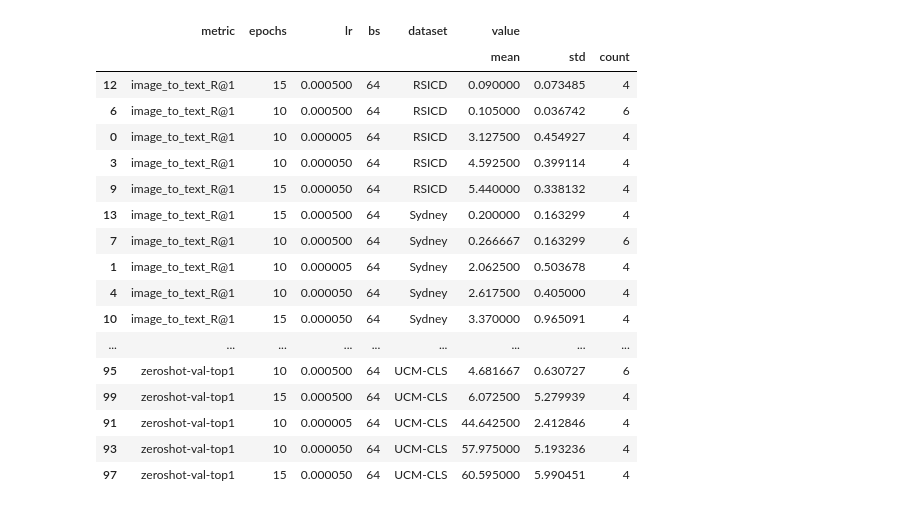
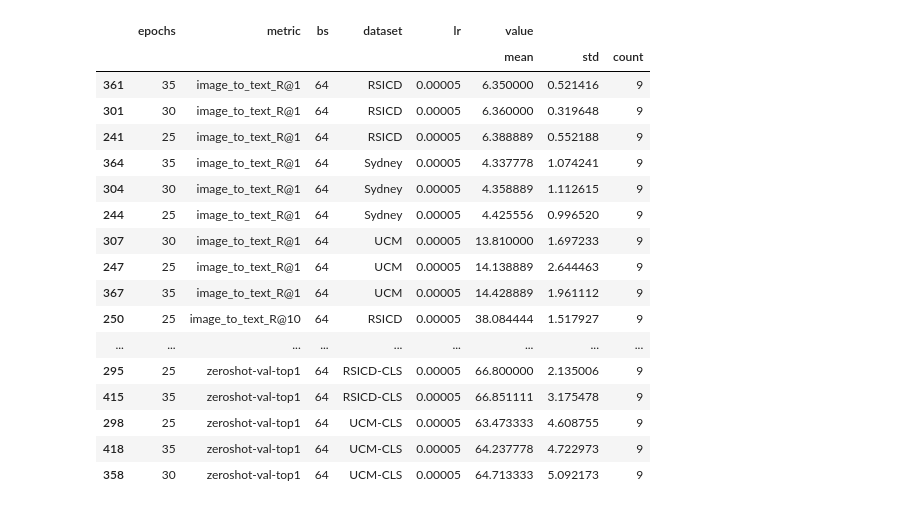
Before and after one commit to nataliehh/thesis2023-2024, a Jupyter notebook: results_analysis.ipynb, the cells around one changed output. Drawn from its saved outputs; the diff is of its cells as text; code cells hidden in the pictures.

```diff
--- a/results_analysis.ipynb
+++ b/results_analysis.ipynb
@@ -41,8 +41,8 @@ for i in range(model_names.shape[-1]):
     except:
         pass
 
-# Remove the column that specifies which data fold we used
-df = df.drop(['fold', 'AL', 'PL', 'vit', 'model', 'data', 'ALL', 'method', 'ratio', 'kw'], axis = 1)
+# Remove columns that aren't relevant
+df = df.drop(['fold', 'AL', 'PL', 'vit', 'model', 'data', 'ALL', 'ratio', 'kw'], axis = 1) #'method',
 
 cols = sorted(df.columns.tolist())
 # The ratio have the format: 'ratio_xxx' where xxx is some float.
@@ -94,26 +121,28 @@ df_grouped.to_csv('eval.csv')
 # %%
+### RESULTS WITHOUT MY IMPROVED FORMATTING
+
 df_2 = df_grouped.reset_index()
 # df_2 = df_2[(df_2['method'] == 'ours') & (df_2['ratio'] == 0.2) & (df_2['PL'] == 'ot.image')] # (df_2['metric'] == 'image_to_text_R@5') &
-df_2 = df_2[(df_2['epochs'] > 5)  & (df_2['bs'] == 64)] # &(df_2['lr']==5e-5)
+df_2 = df_2[(df_2['epochs'] > 20)  & (df_2['bs'] == 64) & (df_2['lr']==5e-5)] # &(df_2['lr']==5e-5)
 df_2 = df_2.sort_values(['metric', 'dataset', ('value', 'mean')])
 with pd.option_context('display.max_rows', None, 'display.max_columns', None):
     display(df_2)
 # %% [output]
-|  | metric | epochs | lr | bs | dataset | value |  |  |
+|  | epochs | metric | bs | dataset | lr | value |  |  |
 |  |  |  |  |  |  | mean | std | count |
-| 12 | image_to_text_R@1 | 15 | 0.000500 | 64 | RSICD | 0.090000 | 0.073485 | 4 |
-| 6 | image_to_text_R@1 | 10 | 0.000500 | 64 | RSICD | 0.105000 | 0.036742 | 6 |
-| 0 | image_to_text_R@1 | 10 | 0.000005 | 64 | RSICD | 3.127500 | 0.454927 | 4 |
-| 3 | image_to_text_R@1 | 10 | 0.000050 | 64 | RSICD | 4.592500 | 0.399114 | 4 |
-| 9 | image_to_text_R@1 | 15 | 0.000050 | 64 | RSICD | 5.440000 | 0.338132 | 4 |
-| 13 | image_to_text_R@1 | 15 | 0.000500 | 64 | Sydney | 0.200000 | 0.163299 | 4 |
-| 7 | image_to_text_R@1 | 10 | 0.000500 | 64 | Sydney | 0.266667 | 0.163299 | 6 |
-| 1 | image_to_text_R@1 | 10 | 0.000005 | 64 | Sydney | 2.062500 | 0.503678 | 4 |
-| 4 | image_to_text_R@1 | 10 | 0.000050 | 64 | Sydney | 2.617500 | 0.405000 | 4 |
-| 10 | image_to_text_R@1 | 15 | 0.000050 | 64 | Sydney | 3.370000 | 0.965091 | 4 |
+| 361 | 35 | image_to_text_R@1 | 64 | RSICD | 0.00005 | 6.350000 | 0.521416 | 9 |
+| 301 | 30 | image_to_text_R@1 | 64 | RSICD | 0.00005 | 6.360000 | 0.319648 | 9 |
+| 241 | 25 | image_to_text_R@1 | 64 | RSICD | 0.00005 | 6.388889 | 0.552188 | 9 |
+| 364 | 35 | image_to_text_R@1 | 64 | Sydney | 0.00005 | 4.337778 | 1.074241 | 9 |
+| 304 | 30 | image_to_text_R@1 | 64 | Sydney | 0.00005 | 4.358889 | 1.112615 | 9 |
+| 244 | 25 | image_to_text_R@1 | 64 | Sydney | 0.00005 | 4.425556 | 0.996520 | 9 |
+| 307 | 30 | image_to_text_R@1 | 64 | UCM | 0.00005 | 13.810000 | 1.697233 | 9 |
+| 247 | 25 | image_to_text_R@1 | 64 | UCM | 0.00005 | 14.138889 | 2.644463 | 9 |
+| 367 | 35 | image_to_text_R@1 | 64 | UCM | 0.00005 | 14.428889 | 1.961112 | 9 |
+| 250 | 25 | image_to_text_R@10 | 64 | RSICD | 0.00005 | 38.084444 | 1.517927 | 9 |
 | ... | ... | ... | ... | ... | ... | ... | ... | ... |
-| 95 | zeroshot-val-top1 | 10 | 0.000500 | 64 | UCM-CLS | 4.681667 | 0.630727 | 6 |
-| 99 | zeroshot-val-top1 | 15 | 0.000500 | 64 | UCM-CLS | 6.072500 | 5.279939 | 4 |
-| 91 | zeroshot-val-top1 | 10 | 0.000005 | 64 | UCM-CLS | 44.642500 | 2.412846 | 4 |
-| 93 | zeroshot-val-top1 | 10 | 0.000050 | 64 | UCM-CLS | 57.975000 | 5.193236 | 4 |
-| 97 | zeroshot-val-top1 | 15 | 0.000050 | 64 | UCM-CLS | 60.595000 | 5.990451 | 4 |
+| 295 | 25 | zeroshot-val-top1 | 64 | RSICD-CLS | 0.00005 | 66.800000 | 2.135006 | 9 |
+| 415 | 35 | zeroshot-val-top1 | 64 | RSICD-CLS | 0.00005 | 66.851111 | 3.175478 | 9 |
+| 298 | 25 | zeroshot-val-top1 | 64 | UCM-CLS | 0.00005 | 63.473333 | 4.608755 | 9 |
+| 418 | 35 | zeroshot-val-top1 | 64 | UCM-CLS | 0.00005 | 64.237778 | 4.722973 | 9 |
+| 358 | 30 | zeroshot-val-top1 | 64 | UCM-CLS | 0.00005 | 64.713333 | 5.092173 | 9 |
```
Also changed, not shown: parts of 4 cells of this notebook, 2 other files.
